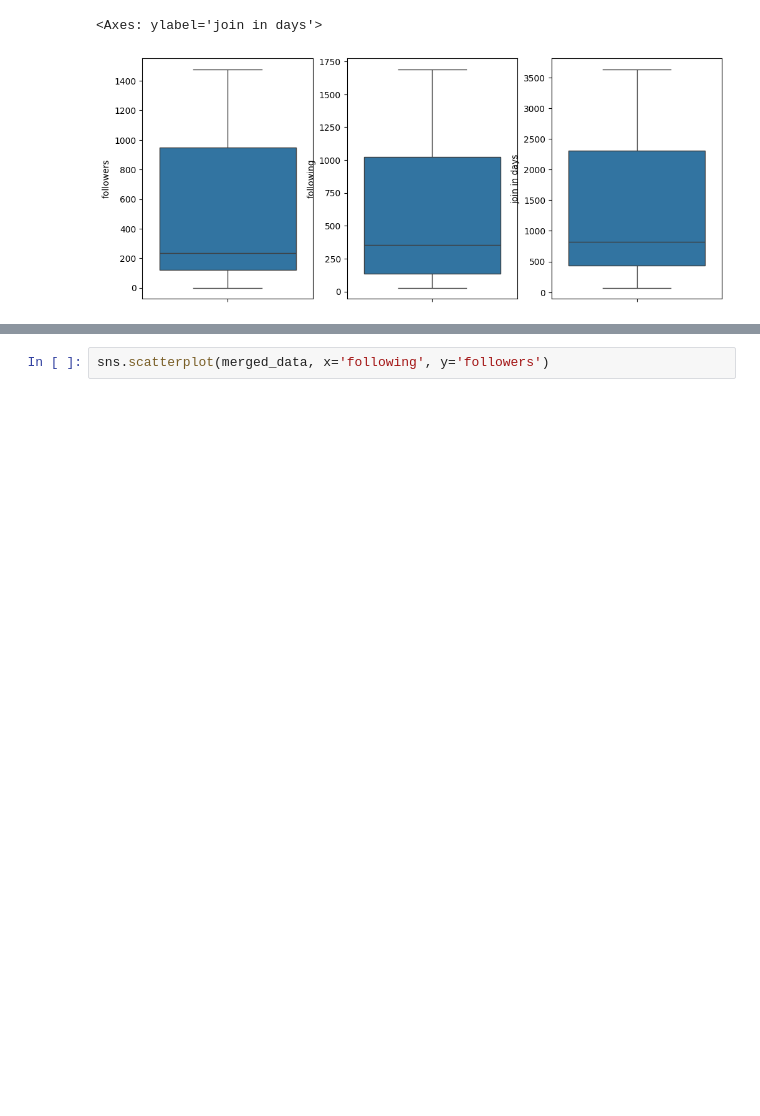
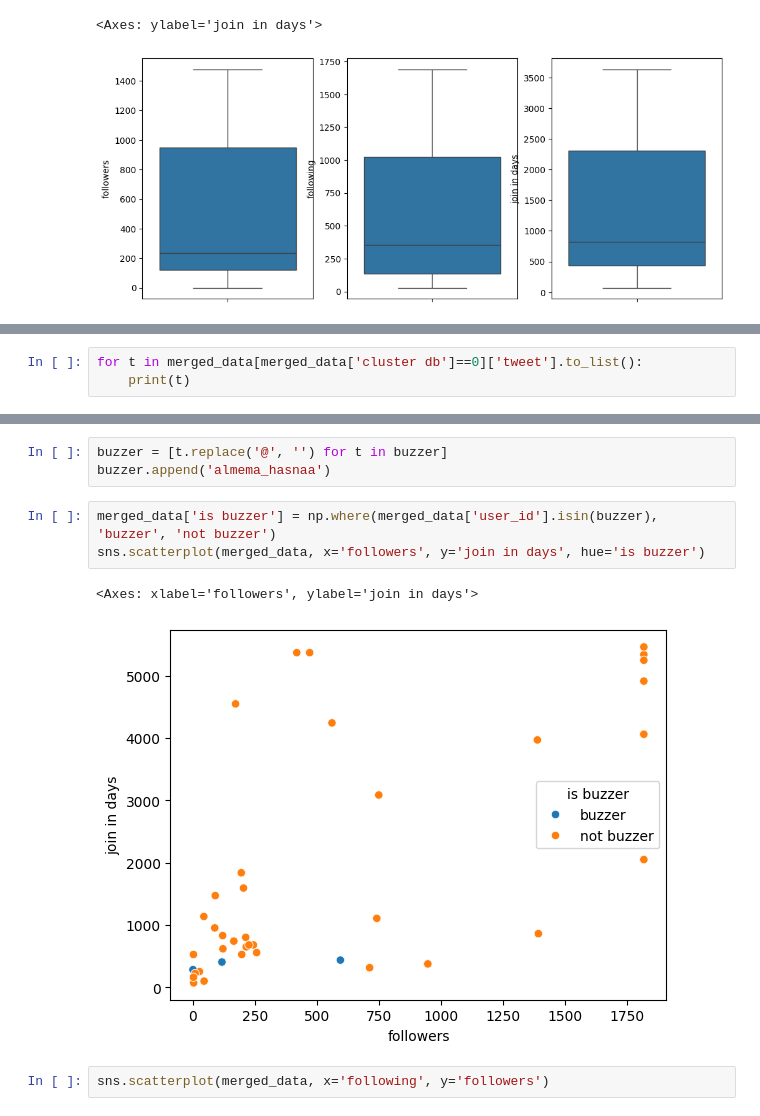
Before and after one commit to wahyudisujono/fortech_task, a Jupyter notebook: The Task.ipynb, the cells around one changed output, grey strips where cells are left out. Cells and saved outputs as stored; diff of their text form; blank space fills up the shorter version.

```diff
--- a/The Task.ipynb
+++ b/The Task.ipynb
@@ -739,0 +770,3 @@ sns.boxplot(merged_data['join in days'], ax=ax[2])
+# %%
+for t in merged_data[merged_data['cluster db']==0]['tweet'].to_list():
+    print(t)
@@ -740,3 +802,12 @@ sns.boxplot(merged_data['join in days'], ax=ax[2])
+# %%
+buzzer = [t.replace('@', '') for t in buzzer]
+buzzer.append('almema_hasnaa')
+# %%
+merged_data['is buzzer'] = np.where(merged_data['user_id'].isin(buzzer), 'buzzer', 'not buzzer')
+sns.scatterplot(merged_data, x='followers', y='join in days', hue='is buzzer')
+# %% [output]
+<Axes: xlabel='followers', ylabel='join in days'>
+[figure, added]
 # %%
 sns.scatterplot(merged_data, x='following', y='followers')
 # %% [output]
```
Also changed, not shown: parts of 6 cells of this notebook.
